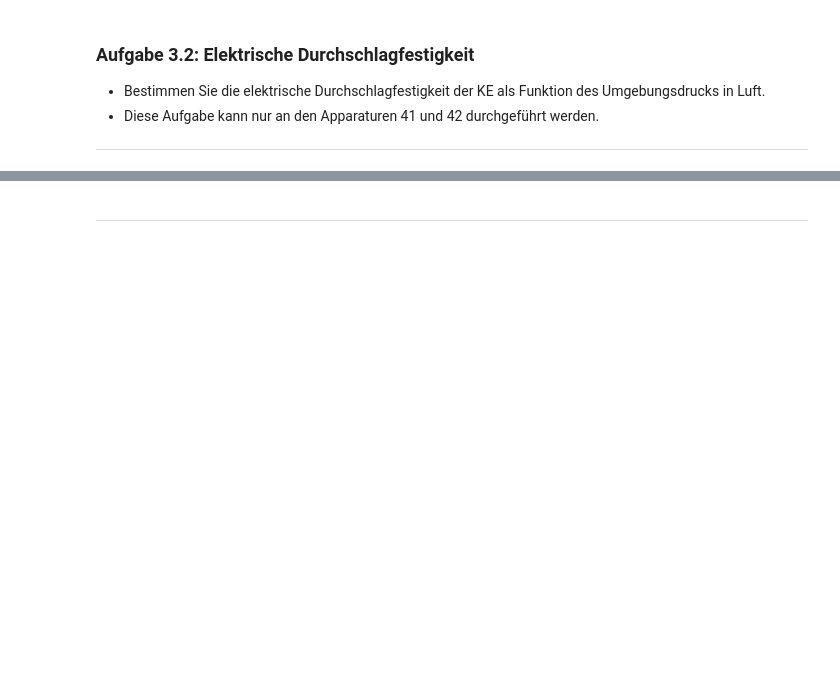
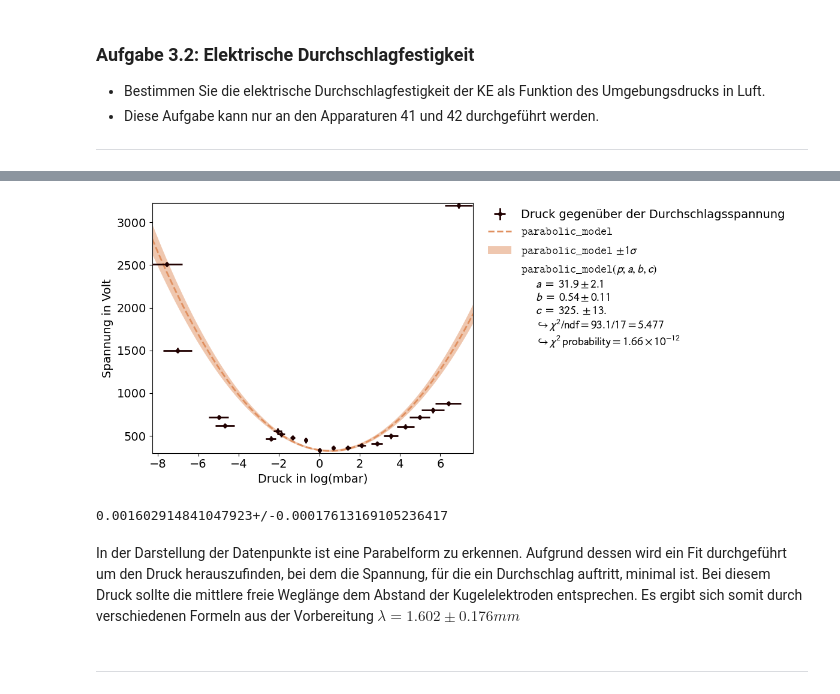
Before and after one commit to MRNock04/P2, a Jupyter notebook: Vakuum/Vakuum.ipynb, the cells around one changed output, grey strips where cells are left out. Drawn from its saved outputs; the diff is of its cells as text; code cells hidden in the pictures; blank space fills up the shorter version.

```diff
--- a/Vakuum/Vakuum.ipynb
+++ b/Vakuum/Vakuum.ipynb
@@ -345,4 +326,43 @@ Die mittlere freie Weglänge $\lambda$ wird bestimmt durch den Druck, bei dem f
 Außerdem war zu beobachten, dass sich für einige Messungen kein Überschlag mehr erkennen lässt, sondern lediglich die Spannung nicht weiter ansteigt. Ebenso ist ab einem bestimmten Punkt der Druck nichtmehr genau einstellbar, da hier durch bedienen der Ventile und der Pumpen nur bedingt Dinge verändert werden können.
+# %%
+def parabolic_model(p,a,b,c):
+    return a*(p-b)**2 + c
+
+xy_data = kafe2.XYContainer(np.log(data_p),data_U)
+xy_data.label = ('Druck gegenüber der Durchschlagsspannung')
+
+fit = kafe2.XYFit(xy_data=xy_data,model_function=parabolic_model)
+fit.add_error(axis='x',err_val=0.1,relative=True)
+fit.add_error(axis='y',err_val=30)
+fit.do_fit()
+
+plot = kafe2.Plot(fit)
+plot.y_label = "Spannung in Volt"
+plot.x_label = "Druck in log(mbar)"
+plot.plot()
+plt.show()
+# %% [output]
+[figure, added]
+# %%
+b = ufloat(fit.parameter_values[1],fit.parameter_errors[1])
+p = 100*np.e**b
+
+M_m = 28
+f = 0.74
+roh_fl = 807
+N_A = 6.022 * 10**23
+k_B = 1.38 * 10**-20
+T = 293.15
+V = M_m * f / (N_A * roh_fl)
+r = (3*V/(4*np.pi))**(1/3)
+sigma = np.pi * r**2
+lamda = k_B*T/(sigma*p)
+
+lamda
+# %% [output]
+0.001602914841047923+/-0.00017613169105236417
+# %% [markdown]
+In der Darstellung der Datenpunkte ist eine Parabelform zu erkennen. Aufgrund dessen wird ein Fit durchgeführt um den Druck herauszufinden, bei dem die Spannung, für die ein Durchschlag auftritt, minimal ist. Bei diesem Druck sollte die mittlere freie Weglänge dem Abstand der Kugelelektroden entsprechen. Es ergibt sich somit durch verschiedenen Formeln aus der Vorbereitung $\lambda = 1.602 \pm 0.176 mm$
 # %% [markdown]
 ---
 # %% [markdown]
```
Also changed, not shown: parts of 6 cells of this notebook.
